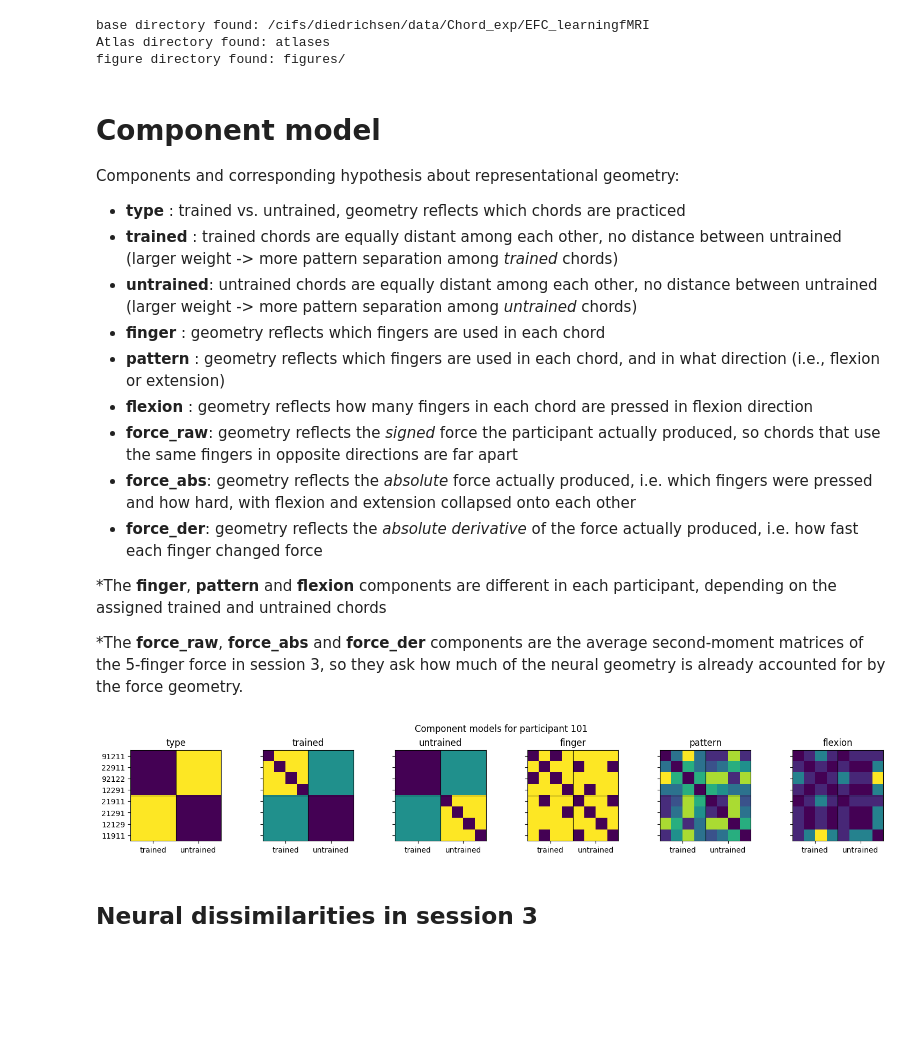
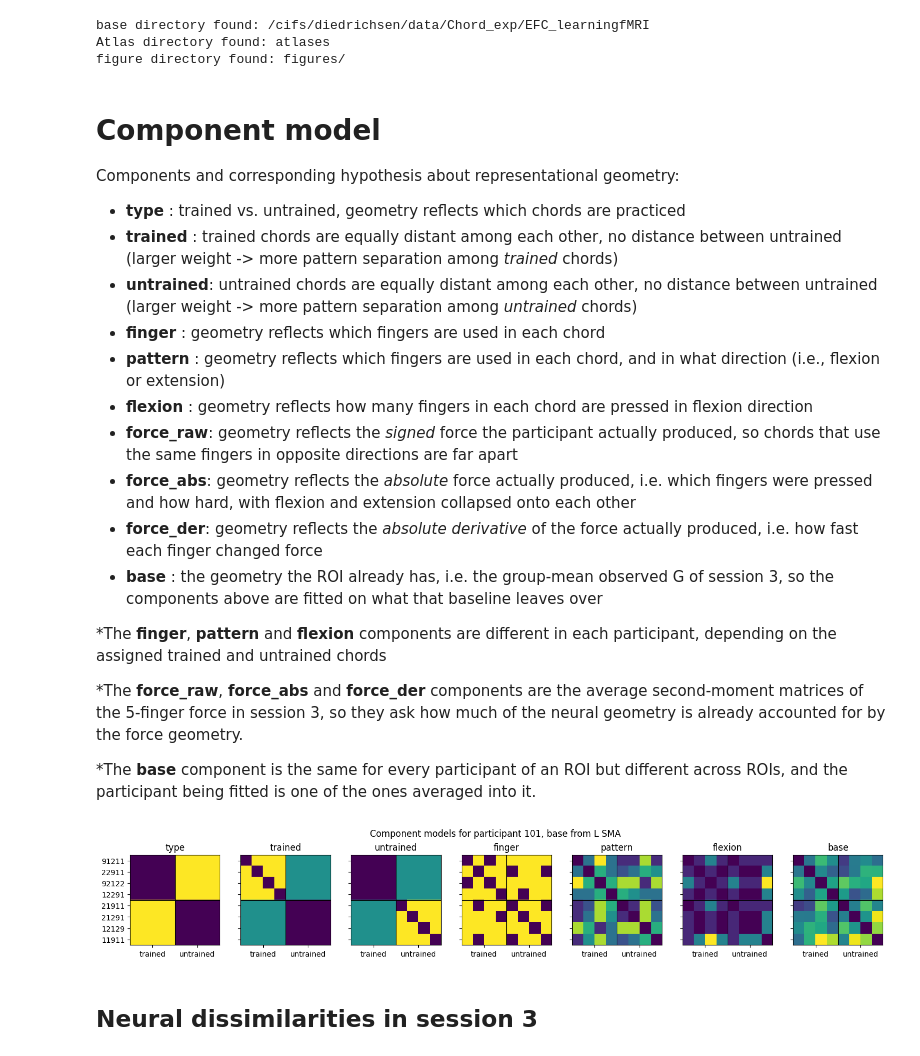
Before and after one commit to mnlmrc/EFC_learningfMRI, a Jupyter notebook: notebooks/component_model.ipynb, the cells around one changed output. Cells and saved outputs as stored; diff of their text form; code cells hidden in the pictures; blank space fills up the shorter version.

```diff
--- a/notebooks/component_model.ipynb
+++ b/notebooks/component_model.ipynb
@@ -36,38 +36,41 @@ Components and corresponding hypothesis about representational geometry:
 - **force_raw**: geometry reflects the *signed* force the participant actually produced, so chords that use the same fingers in opposite directions are far apart
 - **force_abs**: geometry reflects the *absolute* force actually produced, i.e. which fingers were pressed and how hard, with flexion and extension collapsed onto each other
 - **force_der**: geometry reflects the *absolute derivative* of the force actually produced, i.e. how fast each finger changed force
+- **base**     : the geometry the ROI already has, i.e. the group-mean observed G of session 3, so the components above are fitted on what that baseline leaves over
 
 *The **finger**, **pattern** and **flexion** components are different in each participant, depending on the assigned trained and untrained chords
 
 *The **force_raw**, **force_abs** and **force_der** components are the average second-moment matrices of the 5-finger force in session 3, so they ask how much of the neural geometry is already accounted for by the force geometry.
+
+*The **base** component is the same for every participant of an ROI but different across ROIs, and the participant being fitted is one of the ones averaged into it.
 # %%
 sn = 101
-M, comp_names = pcm_.make_models(sn)
+M, comp_names = pcm_.make_models(sn, glm=glm, Hem=H, roi=rois[0])   # Hem and roi bring in the ROI's base component
 Mc = M[-2]
 
 trained_untrained = pcm_.get_trained_and_untrained(sn)
 
 fig, axs = plt.subplots(1, Mc.Gc.shape[0], sharex=True, sharey=True, figsize=(15, 2.5), constrained_layout=True)
 
 for i, G in enumerate(Mc.Gc):
     ax = axs[i]
     d = pcm.G_to_dist(G)
     ax.imshow(d)
     ax.axhline(3.5, lw=.8, color='k')
     ax.axvline(3.5, lw=.8, color='k')
     ax.set_xticks([1.5, 5.5])
     ax.set_xticklabels(['trained', 'untrained'])
     ax.set_yticks(np.arange(8))
     ax.set_yticklabels(trained_untrained)
     ax.set_title(comp_names[i])
 
-fig.suptitle(f'Component models for participant {sn}')
+fig.suptitle(f'Component models for participant {sn}, base from {H} {rois[0]}')
 
 fig.savefig('figures/components.pdf')
 
 plt.show()
 # %% [output]
-[figure, old version]
+[figure, new version]
 # %% [markdown]
 ## Neural dissimilarities in session 3
 # %%
```
Also changed, not shown: parts of 2 cells of this notebook, 7 other files.
